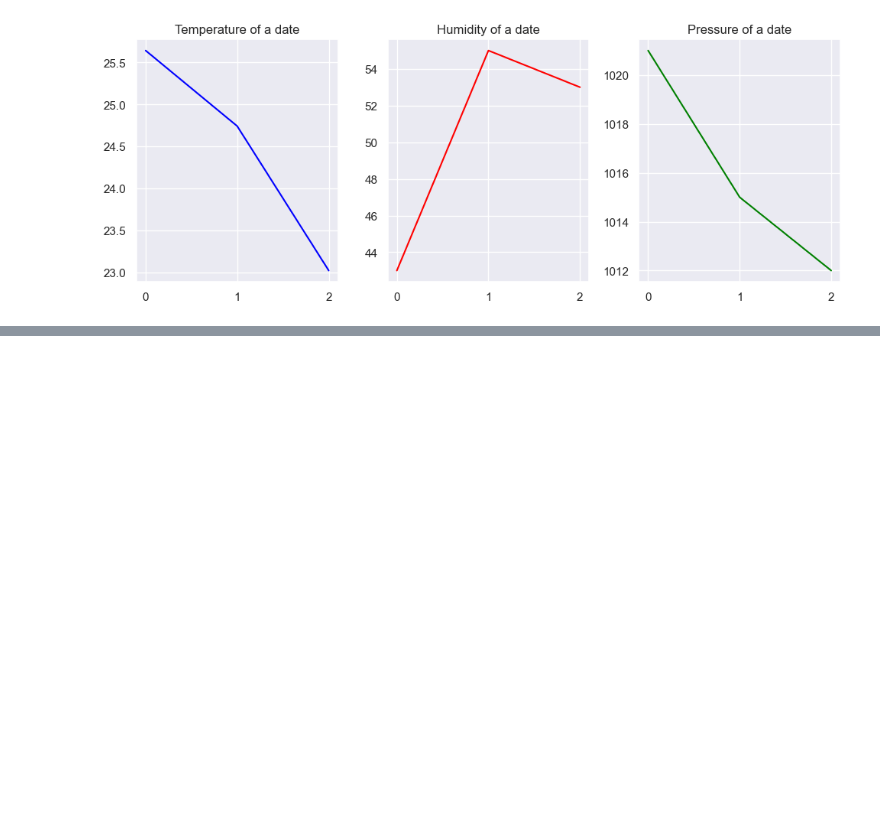
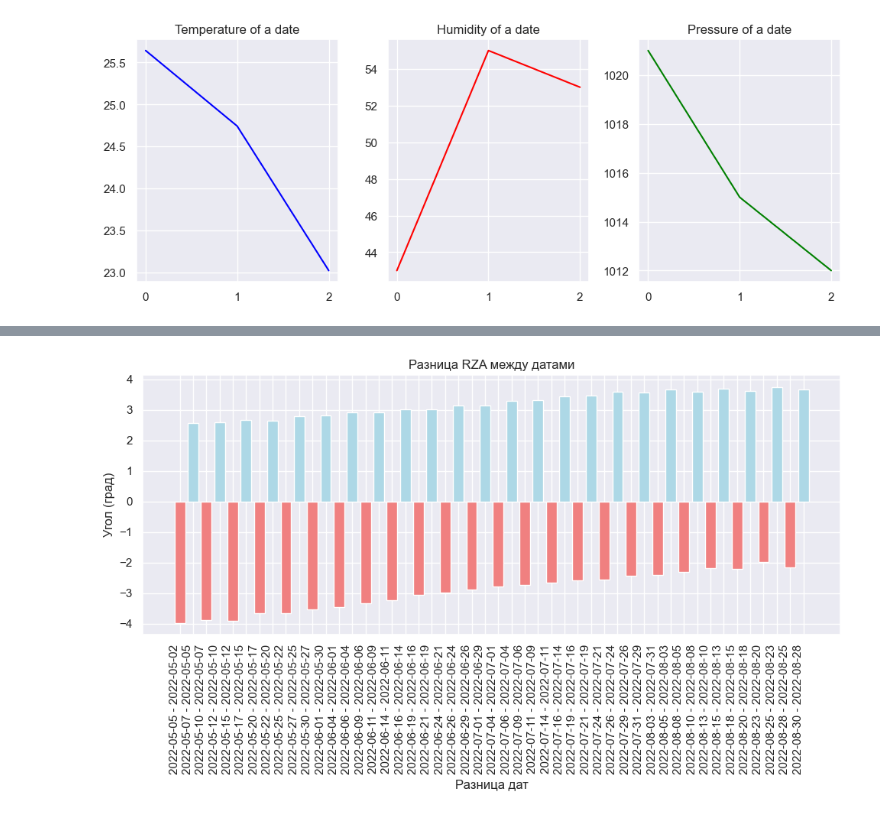
Before and after one commit to Yerlan999/CowsGPSTracker-KazATU, a Jupyter notebook: new_modules/SentinelHub Based Analysis (Sentinel 2 - L2A) (2022).ipynb, the cells around one changed output, grey strips where cells are left out. Saved outputs shown, nothing was run; the diff lists cells and outputs as text; code cells hidden in the pictures; blank space fills up the shorter version.

```diff
--- a/new_modules/SentinelHub Based Analysis (Sentinel 2 - L2A) (2022).ipynb
+++ b/new_modules/SentinelHub Based Analysis (Sentinel 2 - L2A) (2022).ipynb
@@ -1202,0 +1303,26 @@ plt.show()
+# %%
+# Increase the figure size
+plt.figure(figsize=(10, 6))
+
+# Increase the bar width and set a slight gap between bars
+bar_width = 0.8
+bar_gap = 0.2
+
+# Color bars based on their values (Red for negative, Blue for positive)
+colors = ['lightcoral' if value < 0 else 'lightblue' for value in relative_zenith_angle_diff]
+
+# Create a bar plot with colored bars
+plt.bar(np.arange(len(dates_diff)), relative_zenith_angle_diff, width=bar_width, align='center', color=colors)
+
+# Set x-axis ticks and labels
+plt.xticks(np.arange(len(dates_diff)), dates_diff, rotation=90, ha='right')
+
+plt.xlabel('Разница дат')
+plt.ylabel('Угол (град)')
+plt.title('Разница RZA между датами')
+
+# Show the plot
+plt.tight_layout()
+plt.show()
+# %% [output]
+[figure, added]
```
Also changed, not shown: parts of 17 cells of this notebook.
